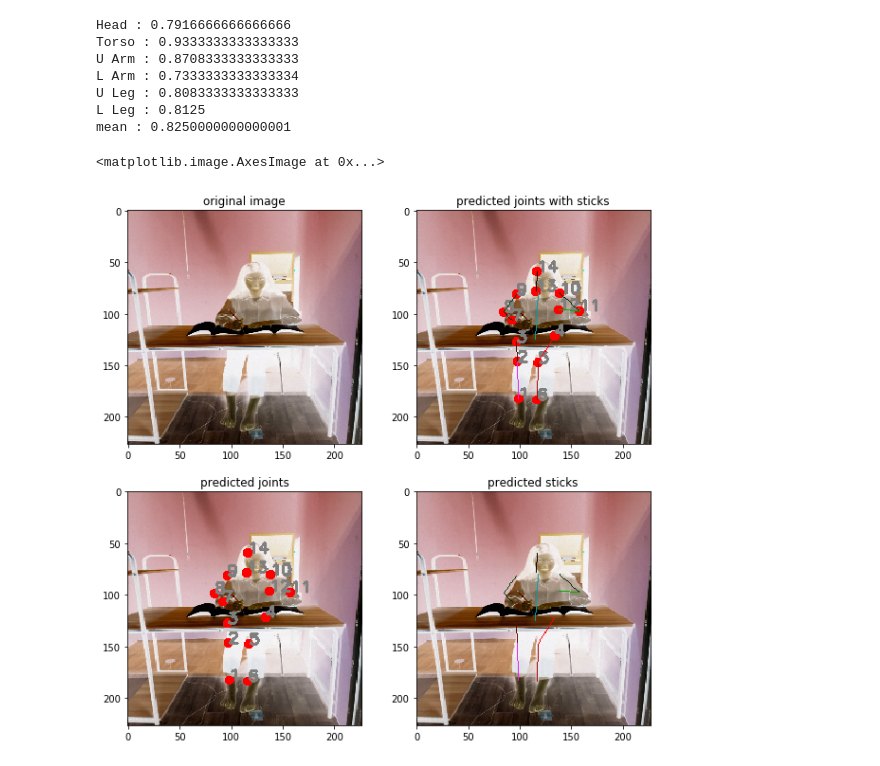
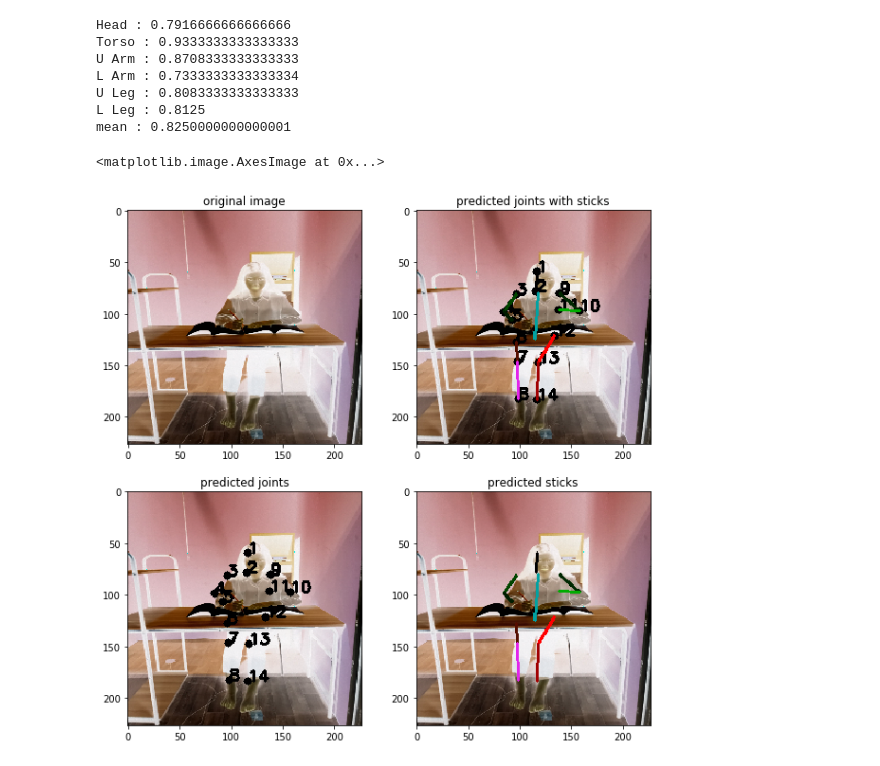
Before and after one commit to Hahnnz/Human_Pose_MET_Score_Estimation, a Jupyter notebook: Testing-NewConvnet.ipynb, the cells around one changed output. Cells and saved outputs as stored; diff of their text form; code cells hidden in the pictures.

```diff
--- a/Testing-NewConvnet.ipynb
+++ b/Testing-NewConvnet.ipynb
@@ -46,28 +40,28 @@ mean : 0.8250000000000001
 # %%
 idx=27
 
-pred_img1 = copy.copy(test_it.img_set[idx])
-pred_img2 = copy.copy(test_it.img_set[idx])
-pred_img3 = copy.copy(test_it.img_set[idx])
+pred_img1 = test_it.img_set[idx].copy()
+pred_img2 = test_it.img_set[idx].copy()
+pred_img3 = test_it.img_set[idx].copy()
 
-pred_joints=tools.etc.markJoints(img=pred_img1, joints=predicted_joints[idx])
+pred_joints=tools.etc.markJoints(img=pred_img1, joints=pred_canonical[idx]['joints'])
 pred_sticks=tools.etc.drawSticks(img=pred_img2, sticks=pred_canonical[idx]['sticks'])
 
-pred_joints_with_sticks = tools.etc.markJoints(img=pred_img3, joints=predicted_joints[idx])
+pred_joints_with_sticks = tools.etc.markJoints(img=pred_img3, joints=pred_canonical[idx]['joints'])
 pred_joints_with_sticks = tools.etc.drawSticks(img=pred_img3, sticks=pred_canonical[idx]['sticks'])
 
 fig, ((p11,p12),(p21,p22)) = plt.subplots(2,2)
 fig.set_size_inches(10, 10)
 
 p11.set_title("original image")
 p11.imshow(test_it.img_set[idx])
 p12.set_title("predicted joints with sticks")
 p12.imshow(pred_joints_with_sticks)
 
 p21.set_title("predicted joints")
 p21.imshow(pred_img1)
 p22.set_title("predicted sticks")
 p22.imshow(pred_img2)
 # %% [output]
 <matplotlib.image.AxesImage at 0x...>
-[figure, old version]
+[figure, new version]
```
Also changed, not shown: parts of 1 cell of this notebook.
